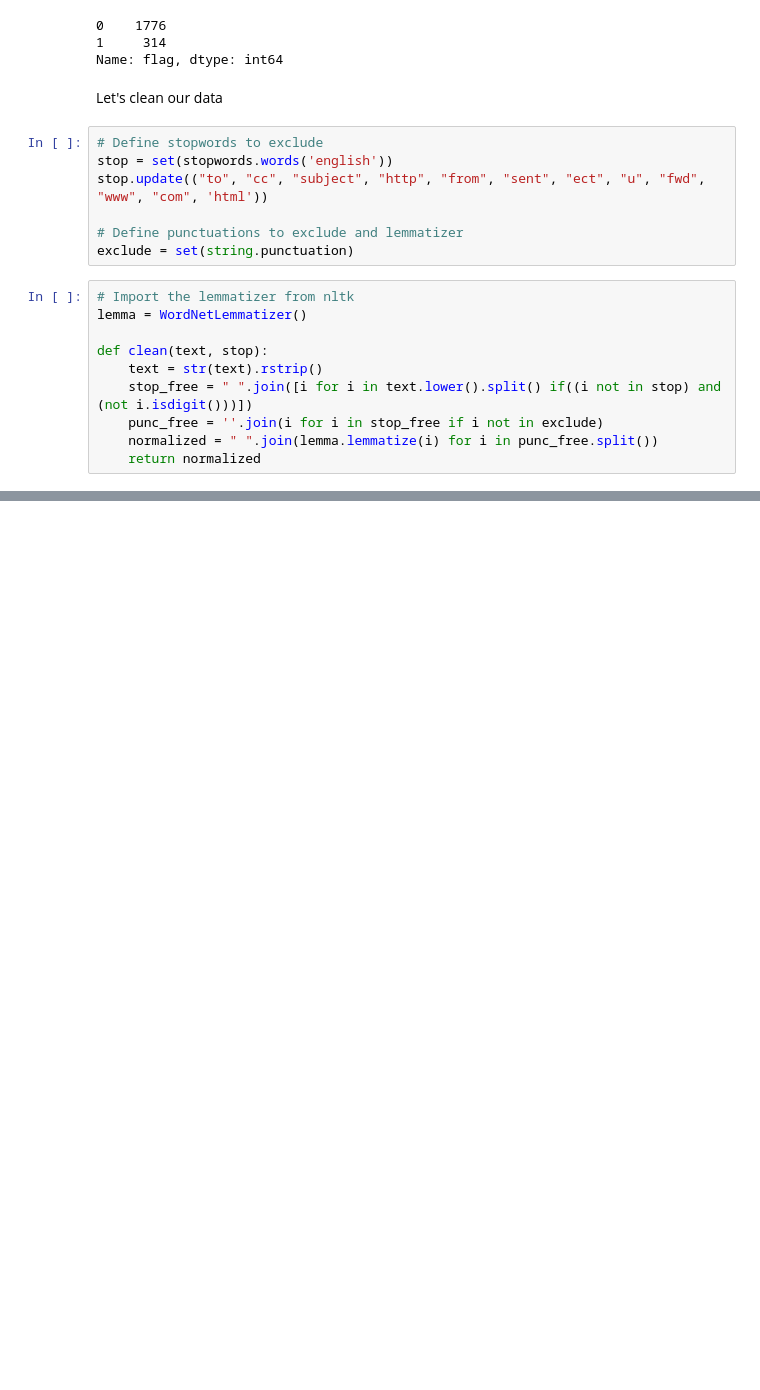
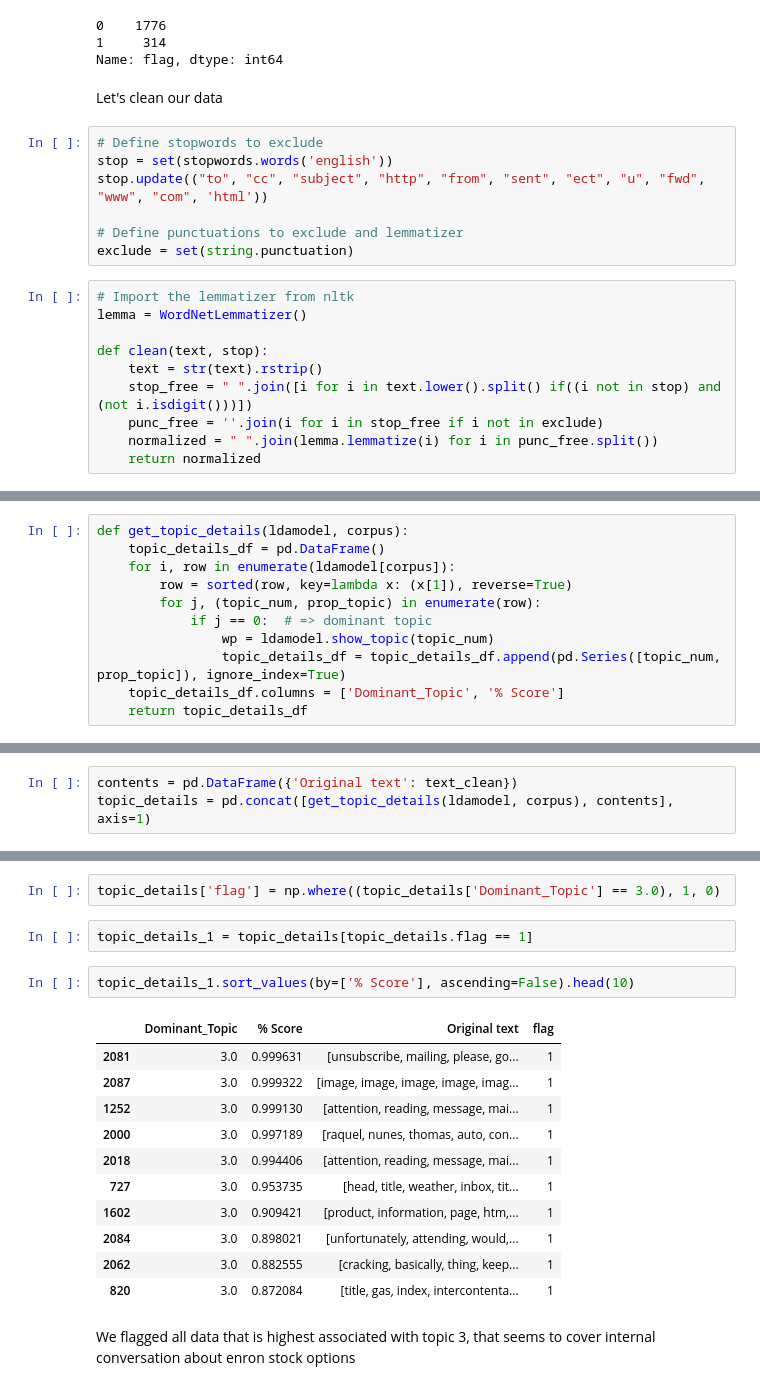
Before and after one commit to go3ku/Fraud-Detection, a Jupyter notebook: fraud_detection.ipynb, the cells around one changed output, grey strips where cells are left out. Saved outputs shown, nothing was run; the diff lists cells and outputs as text; blank space fills up the shorter version.

```diff
--- a/fraud_detection.ipynb
+++ b/fraud_detection.ipynb
@@ -1119,0 +1165,11 @@ LookupError:
+# %%
+def get_topic_details(ldamodel, corpus):
+    topic_details_df = pd.DataFrame()
+    for i, row in enumerate(ldamodel[corpus]):
+        row = sorted(row, key=lambda x: (x[1]), reverse=True)
+        for j, (topic_num, prop_topic) in enumerate(row):
+            if j == 0:  # => dominant topic
+                wp = ldamodel.show_topic(topic_num)
+                topic_details_df = topic_details_df.append(pd.Series([topic_num, prop_topic]), ignore_index=True)
+    topic_details_df.columns = ['Dominant_Topic', '% Score']
+    return topic_details_df
@@ -1119,0 +1196,3 @@ LookupError:
+# %%
+contents = pd.DataFrame({'Original text': text_clean})
+topic_details = pd.concat([get_topic_details(ldamodel, corpus), contents], axis=1)
@@ -1119,0 +1217,20 @@ LookupError:
+# %%
+topic_details['flag'] = np.where((topic_details['Dominant_Topic'] == 3.0), 1, 0)
+# %%
+topic_details_1 = topic_details[topic_details.flag == 1]
+# %%
+topic_details_1.sort_values(by=['% Score'], ascending=False).head(10)
+# %% [output]
+|  | Dominant_Topic | % Score | Original text | flag |
+| 2081 | 3.0 | 0.999631 | [unsubscribe, mailing, please, go... | 1 |
+| 2087 | 3.0 | 0.999322 | [image, image, image, image, imag... | 1 |
+| 1252 | 3.0 | 0.999130 | [attention, reading, message, mai... | 1 |
+| 2000 | 3.0 | 0.997189 | [raquel, nunes, thomas, auto, con... | 1 |
+| 2018 | 3.0 | 0.994406 | [attention, reading, message, mai... | 1 |
+| 727 | 3.0 | 0.953735 | [head, title, weather, inbox, tit... | 1 |
+| 1602 | 3.0 | 0.909421 | [product, information, page, htm,... | 1 |
+| 2084 | 3.0 | 0.898021 | [unfortunately, attending, would,... | 1 |
+| 2062 | 3.0 | 0.882555 | [cracking, basically, thing, keep... | 1 |
+| 820 | 3.0 | 0.872084 | [title, gas, index, intercontenta... | 1 |
+# %% [markdown]
+We flagged all data that is highest associated with topic 3, that seems to cover internal conversation about enron stock options
```
Also changed, not shown: parts of 23 cells of this notebook.
